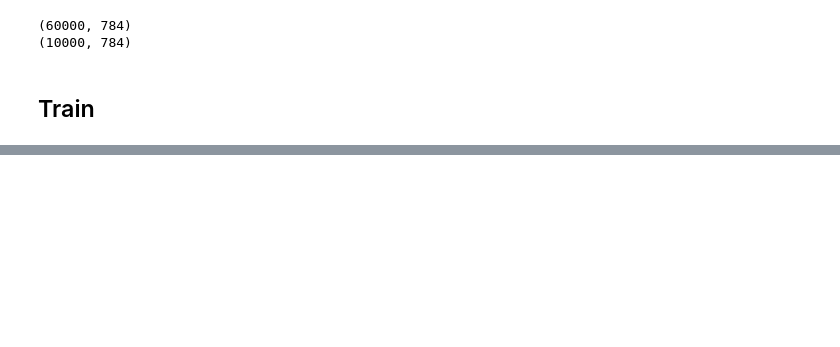
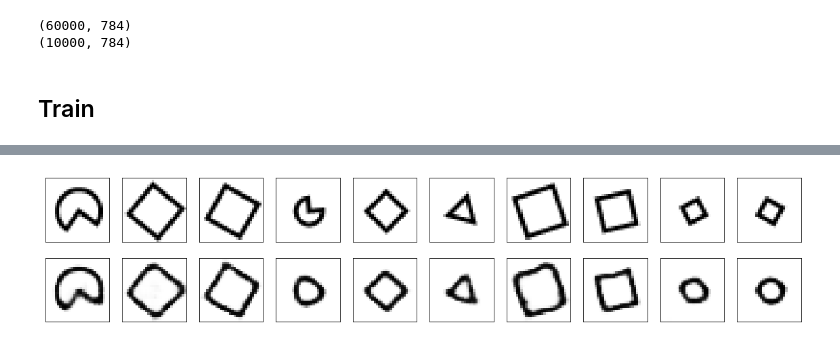
Before and after one commit to shbharath/Shapes, a Jupyter notebook: Shape-Data-Analysis.ipynb, the cells around one changed output, grey strips where cells are left out. Saved outputs shown, nothing was run; the diff lists cells and outputs as text; code cells hidden in the pictures; blank space fills up the shorter version.

```diff
--- a/Shape-Data-Analysis.ipynb
+++ b/Shape-Data-Analysis.ipynb
@@ -240,0 +312,3 @@ decoded = Dense(784, activation='sigmoid')(decoded)
+# %%
+x_train = np.reshape(x_train, (len(x_train), 28, 28, 1))  # adapt this if using `channels_first` image data format
+x_test = np.reshape(x_test, (len(x_test), 28, 28, 1))  # adapt this if using `channels_first` image data format
@@ -241,11 +341,11 @@ decoded = Dense(784, activation='sigmoid')(decoded)
 # %%
-autoencoder = Model(input_img, decoded)
-autoencoder.compile(optimizer='adadelta', loss='binary_crossentropy')
+from keras.callbacks import TensorBoard
 
 autoencoder.fit(x_train, x_train,
-                epochs=25,
-                batch_size=512,
+                epochs=50,
+                batch_size=128,
                 shuffle=True,
-                validation_data=(x_test, x_test))
+                validation_data=(x_test, x_test),
+                callbacks=[TensorBoard(log_dir='/tmp/autoencoder')])
 # %% [output]
 Train on 60000 samples, validate on 10000 samples
@@ -266,0 +369,26 @@ Epoch 8/25
+# %%
+# encode and decode some digits
+# note that we take them from the *test* set
+encoded_imgs = autoencoder.predict(x_test)
+decoded_imgs = autoencoder.predict(encoded_imgs)
+
+
+n = 10  # how many digits we will display
+plt.figure(figsize=(20, 4))
+for i in range(n):
+    # display original
+    ax = plt.subplot(2, n, i + 1)
+    plt.imshow(x_test[i].reshape(28, 28))
+    plt.gray()
+    ax.get_xaxis().set_visible(False)
+    ax.get_yaxis().set_visible(False)
+
+    # display reconstruction
+    ax = plt.subplot(2, n, i + 1 + n)
+    plt.imshow(decoded_imgs[i].reshape(28, 28))
+    plt.gray()
+    ax.get_xaxis().set_visible(False)
+    ax.get_yaxis().set_visible(False)
+plt.show()
+# %% [output]
+[figure, added]
```
Also changed, not shown: parts of 20 cells of this notebook.
